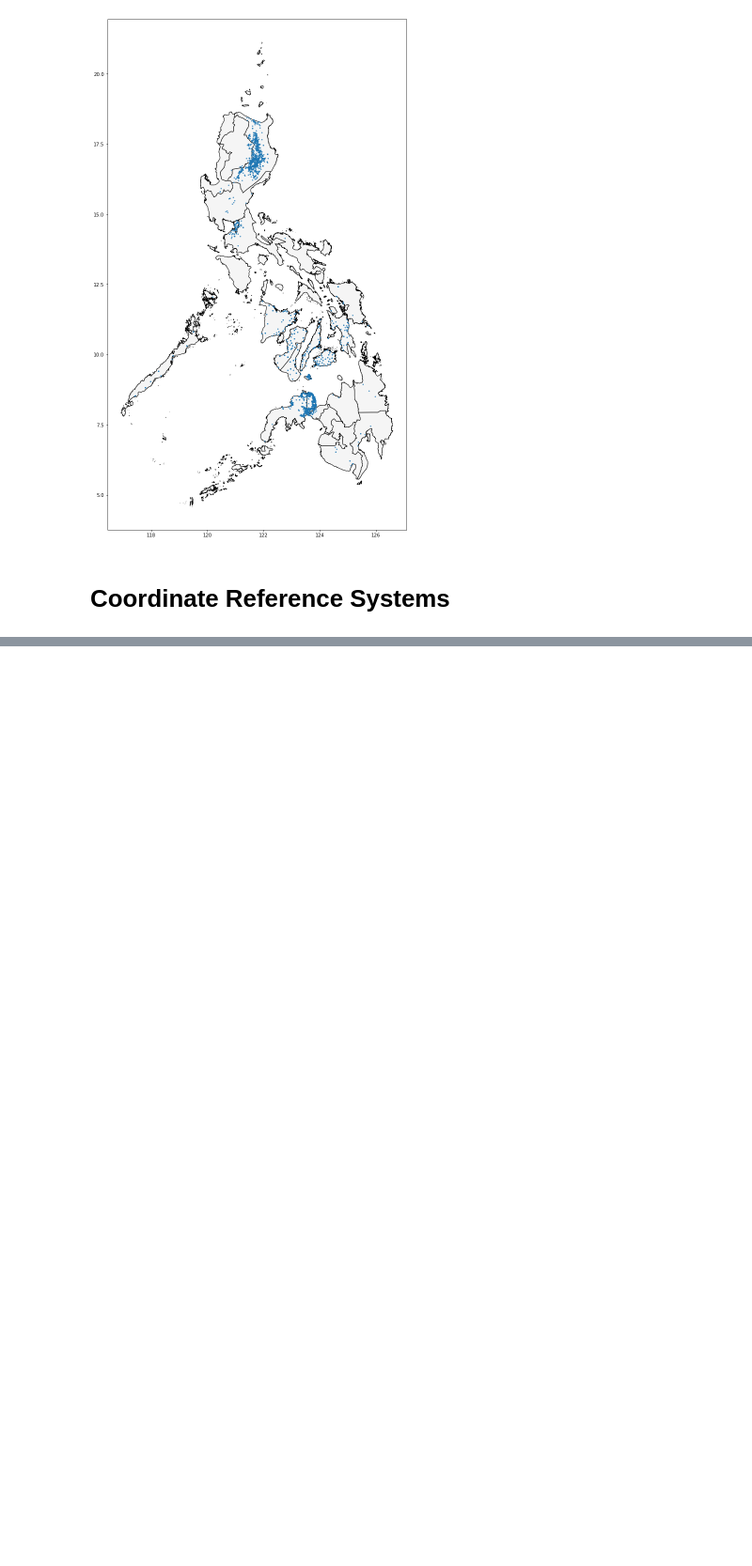
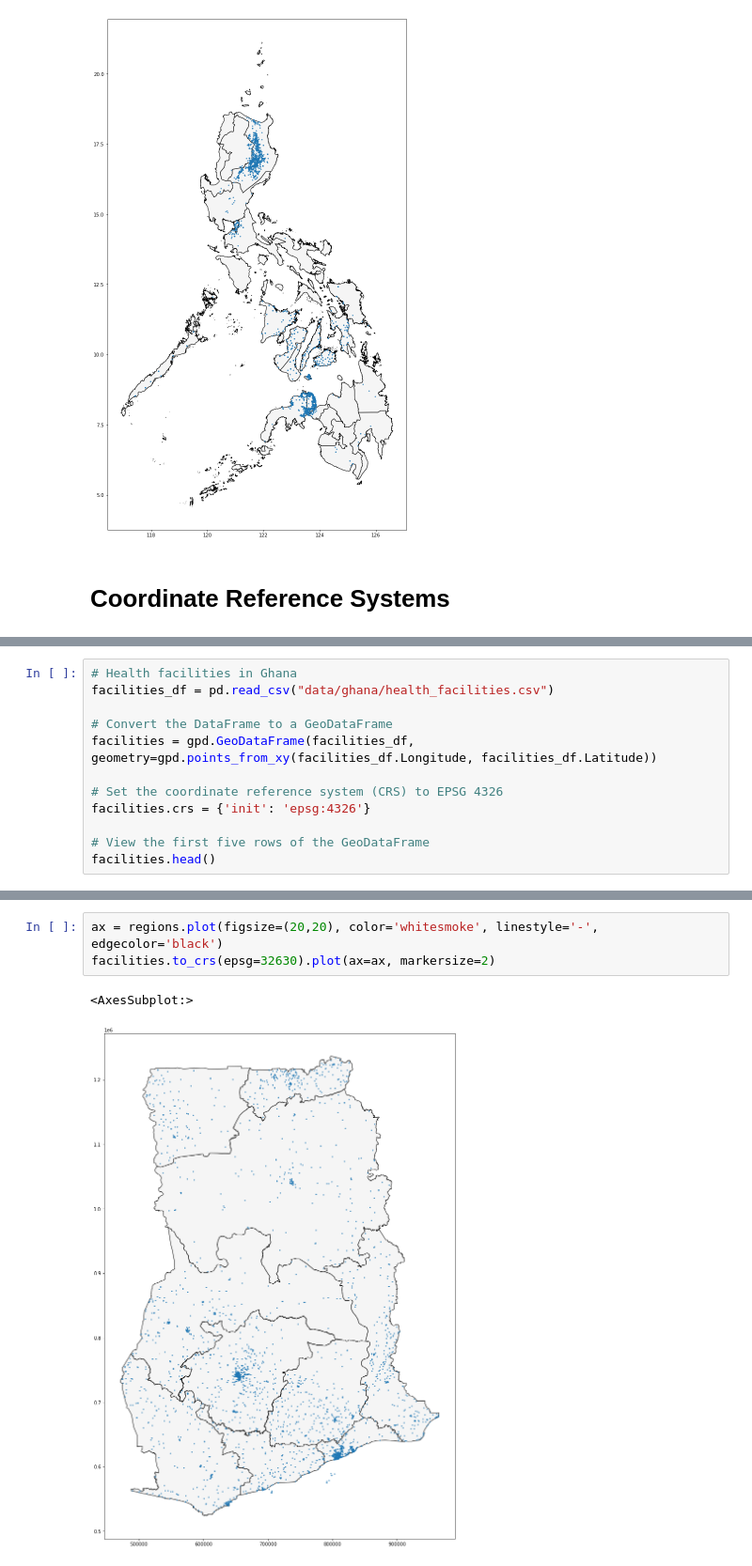
Before and after one commit to AliakbarMehdizadeh/Geospatial-Analysis, a Jupyter notebook: Geospatial_Analysis.ipynb, the cells around one changed output, grey strips where cells are left out. Shown at 94% size. Cells and saved outputs as stored; diff of their text form; blank space fills up the shorter version.

Commit message:
done with Coordinate Reference Systems

```diff
--- a/Geospatial_Analysis.ipynb
+++ b/Geospatial_Analysis.ipynb
@@ -154,0 +168,12 @@ PHL_loans.plot(ax=ax, markersize=2)
+# %%
+# Health facilities in Ghana
+facilities_df = pd.read_csv("data/ghana/health_facilities.csv")
+
+# Convert the DataFrame to a GeoDataFrame
+facilities = gpd.GeoDataFrame(facilities_df, geometry=gpd.points_from_xy(facilities_df.Longitude, facilities_df.Latitude))
+
+# Set the coordinate reference system (CRS) to EPSG 4326
+facilities.crs = {'init': 'epsg:4326'}
+
+# View the first five rows of the GeoDataFrame
+facilities.head()
@@ -154,0 +193,6 @@ PHL_loans.plot(ax=ax, markersize=2)
+# %%
+ax = regions.plot(figsize=(20,20), color='whitesmoke', linestyle='-', edgecolor='black')
+facilities.to_crs(epsg=32630).plot(ax=ax, markersize=2)
+# %% [output]
+<AxesSubplot:>
+[figure, added]
```
Also changed, not shown: parts of 42 cells of this notebook.
